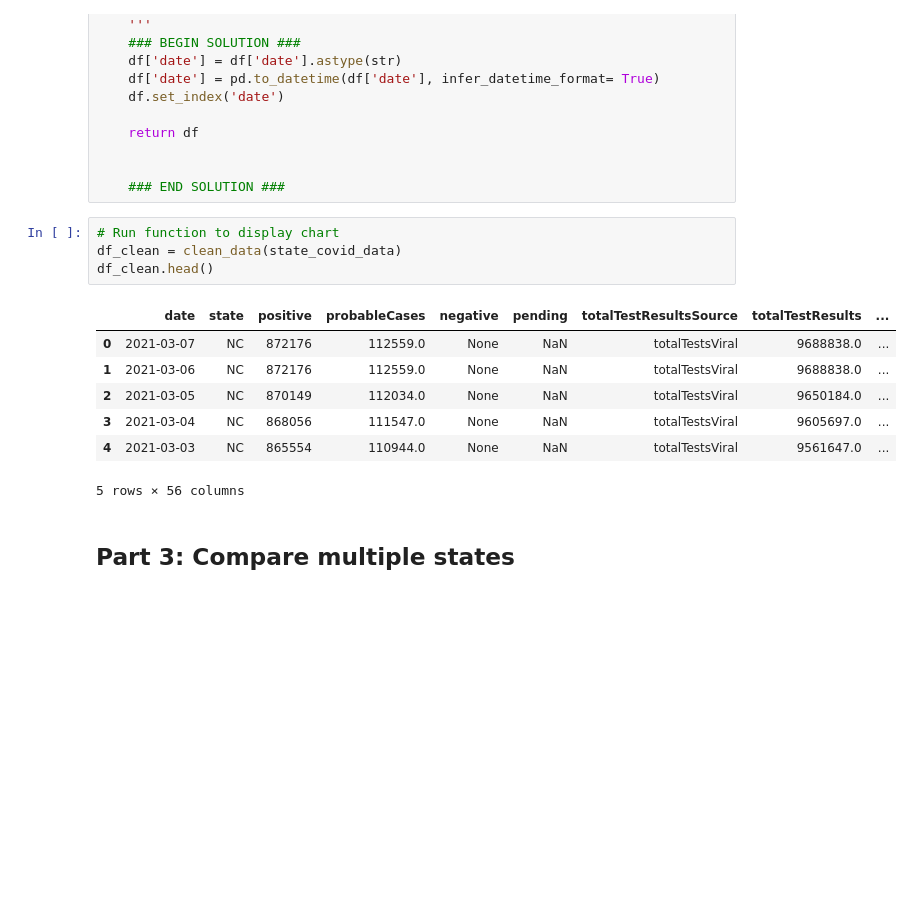
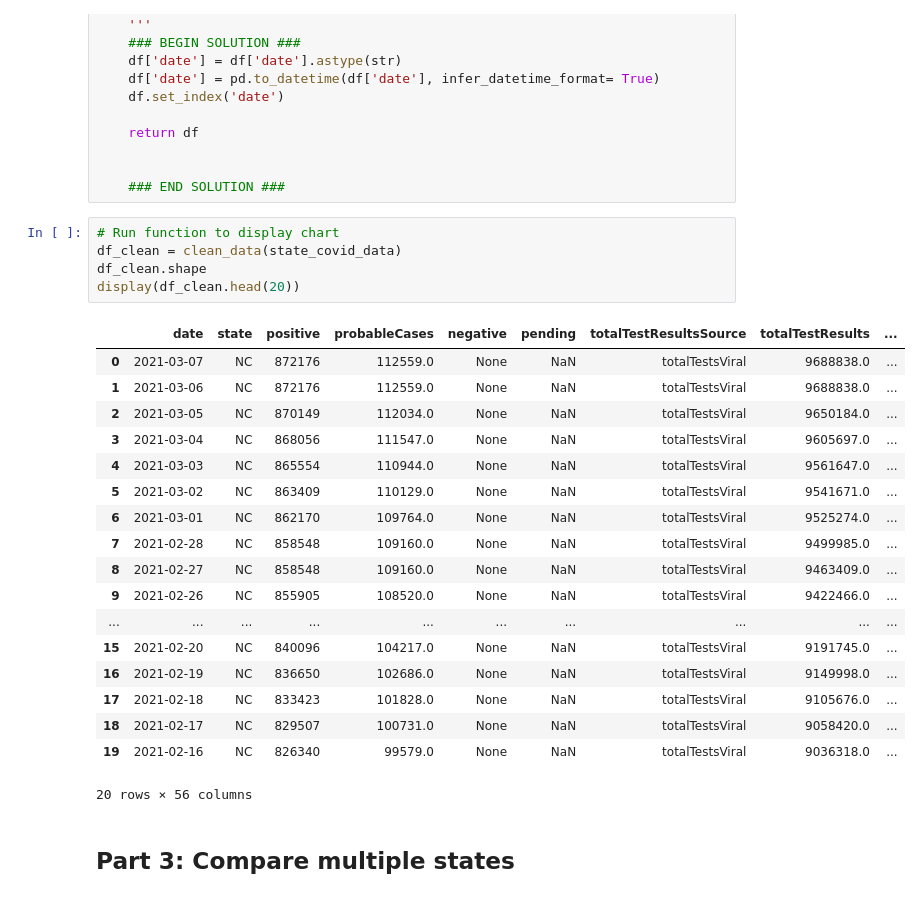
Before and after one commit to BrunoValan/aipi510_repo, a Jupyter notebook: week4/inclass_exercise/COVID_data_analysis.ipynb, the cells around one changed output. Drawn from its saved outputs; the diff is of its cells as text; blank space fills up the shorter version.

```diff
--- a/week4/inclass_exercise/COVID_data_analysis.ipynb
+++ b/week4/inclass_exercise/COVID_data_analysis.ipynb
@@ -93,15 +83,27 @@ def clean_data(df):
 # %%
 # Run function to display chart
 df_clean = clean_data(state_covid_data)
-df_clean.head()
+df_clean.shape
+display(df_clean.head(20))
 # %% [output]
 |  | date | state | positive | probableCases | negative | pending | totalTestResultsSource | totalTestResults | ... |
 | 0 | 2021-03-07 | NC | 872176 | 112559.0 | None | NaN | totalTestsViral | 9688838.0 | ... |
 | 1 | 2021-03-06 | NC | 872176 | 112559.0 | None | NaN | totalTestsViral | 9688838.0 | ... |
 | 2 | 2021-03-05 | NC | 870149 | 112034.0 | None | NaN | totalTestsViral | 9650184.0 | ... |
 | 3 | 2021-03-04 | NC | 868056 | 111547.0 | None | NaN | totalTestsViral | 9605697.0 | ... |
 | 4 | 2021-03-03 | NC | 865554 | 110944.0 | None | NaN | totalTestsViral | 9561647.0 | ... |
+| 5 | 2021-03-02 | NC | 863409 | 110129.0 | None | NaN | totalTestsViral | 9541671.0 | ... |
+| 6 | 2021-03-01 | NC | 862170 | 109764.0 | None | NaN | totalTestsViral | 9525274.0 | ... |
+| 7 | 2021-02-28 | NC | 858548 | 109160.0 | None | NaN | totalTestsViral | 9499985.0 | ... |
+| 8 | 2021-02-27 | NC | 858548 | 109160.0 | None | NaN | totalTestsViral | 9463409.0 | ... |
+| 9 | 2021-02-26 | NC | 855905 | 108520.0 | None | NaN | totalTestsViral | 9422466.0 | ... |
+| ... | ... | ... | ... | ... | ... | ... | ... | ... | ... |
+| 15 | 2021-02-20 | NC | 840096 | 104217.0 | None | NaN | totalTestsViral | 9191745.0 | ... |
+| 16 | 2021-02-19 | NC | 836650 | 102686.0 | None | NaN | totalTestsViral | 9149998.0 | ... |
+| 17 | 2021-02-18 | NC | 833423 | 101828.0 | None | NaN | totalTestsViral | 9105676.0 | ... |
+| 18 | 2021-02-17 | NC | 829507 | 100731.0 | None | NaN | totalTestsViral | 9058420.0 | ... |
+| 19 | 2021-02-16 | NC | 826340 | 99579.0 | None | NaN | totalTestsViral | 9036318.0 | ... |
-5 rows × 56 columns
+20 rows × 56 columns
 # %% [markdown]
 ## Part 3: Compare multiple states
 # %% [markdown]
```
Also changed, not shown: parts of 3 cells of this notebook, 1 other file.
